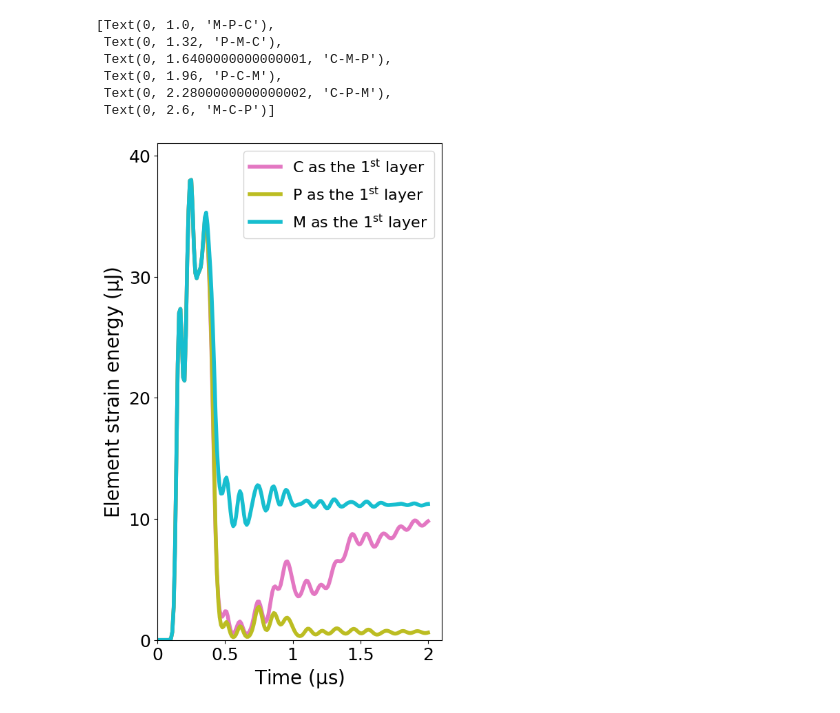
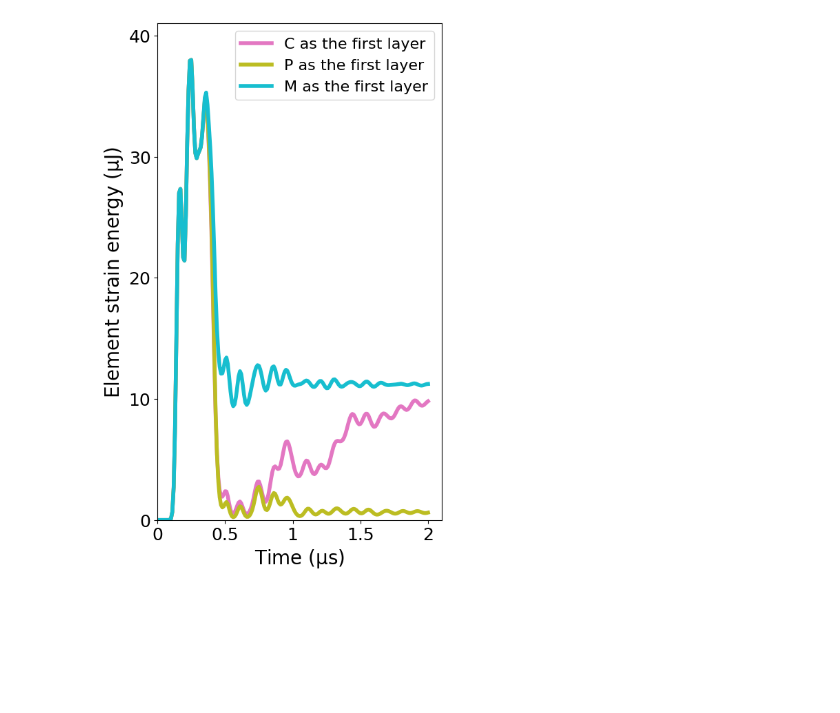
Before and after one commit to hzhangolemiss/VUMAT-DSGZs, a Jupyter notebook: results/Figure7.ipynb, the cells around one changed output. Drawn from its saved outputs; the diff is of its cells as text; code cells hidden in the pictures; blank space fills up the shorter version.

```diff
--- a/results/Figure7.ipynb
+++ b/results/Figure7.ipynb
@@ -405,11 +405,11 @@ KE_Bk_s3c5 = [0.5*(7830*0.2*0.2*0.1*1e-9)*v1_n2_Bk_s3c5[i]*v1_n2_Bk_s3c5[i]*(1e+
 # %%
 # Figure 7(a)
 fig1,ax1 = plt.subplots(layout = 'constrained',figsize=(5,8))
-ax1.plot(time[0:201],PE_Fr_s1c1[0:201],linewidth=4,color='tab:pink',label='C as the $\\rm{1^{st}}$ layer')
+ax1.plot(time[0:201],PE_Fr_s1c1[0:201],linewidth=4,color='tab:pink',label='C as the first layer')
 #ax1.plot(time[0:271],PE_Fr_s3c1[0:271],linewidth=2,color='tab:orange',label='CMP, 132')
-ax1.plot(time[0:201],PE_Fr_s3c2[0:201],linewidth=4,color='tab:olive',label='P as the $\\rm{1^{st}}$ layer')
+ax1.plot(time[0:201],PE_Fr_s3c2[0:201],linewidth=4,color='tab:olive',label='P as the first layer')
 #ax1.plot(time[0:271],PE_Fr_s3c3[0:271],linewidth=2,color='tab:red',label='PMC, 231')
-ax1.plot(time[0:201],PE_Fr_s3c4[0:201],linewidth=4,color='tab:cyan',label='M as the $\\rm{1^{st}}$ layer')
+ax1.plot(time[0:201],PE_Fr_s3c4[0:201],linewidth=4,color='tab:cyan',label='M as the first layer')
 #ax1.plot(time[0:271],PE_Fr_s3c5[0:271],linewidth=2,color='tab:brown',label='MPC, 321')
 ax1.set_xlabel('Time ($\\rm{\mu s}$)',fontsize=20)
 ax1.set_ylabel('Element strain energy ($\\rm{\mu J}$)',fontsize=20)
@@ -420,7 +420,7 @@ ax1.set_xticklabels(['0','0.5','1','1.5','2'],fontsize=18)
 ax1.set_yticks([0,10,20,30,40])
 ax1.set_yticklabels(['0','10','20','30','40'],fontsize=18)
 legend = ax1.legend(loc='upper right',fontsize=16)
-# fig1.savefig('Figure7a.png', dpi=1200)
+# fig1.savefig('Figure7a1.png', dpi=1200)
 
 w = 0.3/2
 g = 0.02
@@ -429,41 +429,35 @@ bar_y = [1+10*w+5*g,1+8*w+4*g,1+6*w+3*g,1+4*w+2*g,1+2*w+g,1]
 PE_Bk = [max(PE_Bk_s1c1[600:1100]),
          max(PE_Bk_s3c1[600:1100]),
          max(PE_Bk_s3c2[600:1100]),
          max(PE_Bk_s3c3[600:1100]),
          max(PE_Bk_s3c4[600:1100]),
          max(PE_Bk_s3c5[600:1100])]
 fig2,ax2 = plt.subplots(layout = 'constrained',figsize=(5,8)) # 9,5.4
 # ax2.yaxis.tick_right()
 # ax2.yaxis.set_label_position('right')
 bh1 = ax2.barh(bar_y[2],PE_Bk[0],align='center',height=2*h,linewidth=0,edgecolor='tab:blue',color='tab:blue')
 bh2 = ax2.barh(bar_y[4],PE_Bk[1],align='center',height=2*h,linewidth=0,edgecolor='tab:orange',color='tab:orange')
 bh3 = ax2.barh(bar_y[3],PE_Bk[2],align='center',height=2*h,linewidth=0,edgecolor='tab:green',color='tab:green')
 bh4 = ax2.barh(bar_y[5],PE_Bk[3],align='center',height=2*h,linewidth=0,edgecolor='tab:red',color='tab:red')
 bh5 = ax2.barh(bar_y[1],PE_Bk[4],align='center',height=2*h,linewidth=0,edgecolor='tab:purple',color='tab:purple')
 bh6 = ax2.barh(bar_y[0],PE_Bk[5],align='center',height=2*h,linewidth=0,edgecolor='tab:brown',color='tab:brown')
 ax2.bar_label(bh1,fmt='%.3f',padding=6,fontsize=14,weight='normal',color='black')
 ax2.bar_label(bh2,fmt='%.3f',padding=6,fontsize=14,weight='normal',color='black')
 ax2.bar_label(bh3,fmt='%.3f',padding=6,fontsize=14,weight='normal',color='black')
 ax2.bar_label(bh4,fmt='%.3f',padding=6,fontsize=14,weight='normal',color='black')
 ax2.bar_label(bh5,fmt='%.3f',padding=6,fontsize=14,weight='normal',color='black')
 ax2.bar_label(bh6,fmt='%.3f',padding=6,fontsize=14,weight='normal',color='black')
 ax2.set_xlabel('Element strain energy ($\\rm{\mu J}$)',fontsize=20)
 # ax2.set_ylabel('Case',fontsize=20)
 ax2.set_xlim(0,0.325)
 ax2.set_ylim(1-w-2*g,1+11*w+7*g)
 ax2.set_xticks([0,0.05,0.1,0.15,0.2])
 ax2.set_xticklabels(['0','0.05','0.1','0.15','0.2'],fontsize=18)
 ax2.set_yticks([1,1+2*w+g,1+4*w+2*g,1+6*w+3*g,1+8*w+4*g,1+10*w+5*g])
 ax2.set_yticklabels(['M-P-C','P-M-C','C-M-P','P-C-M','C-P-M','M-C-P'],fontsize=16)
-# fig2.savefig('Figure7b.png', dpi=1200)
+# fig2.savefig('Figure7a2.png', dpi=1200)
 # %% [output]
-[Text(0, 1.0, 'M-P-C'),
- Text(0, 1.32, 'P-M-C'),
- Text(0, 1.6400000000000001, 'C-M-P'),
- Text(0, 1.96, 'P-C-M'),
- Text(0, 2.2800000000000002, 'C-P-M'),
- Text(0, 2.6, 'M-C-P')]
-[figure, old version]
+[figure, new version]
 [figure]
 # %%
 # Figure 7(b)
```
Also changed, not shown: parts of 1 cell of this notebook, 4 other files.
